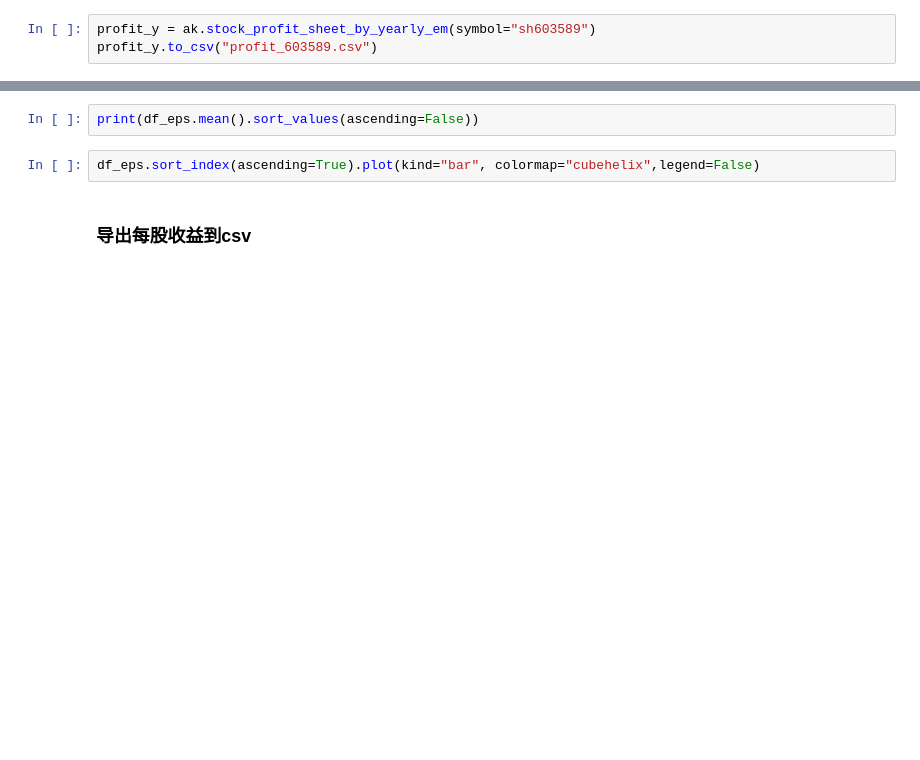
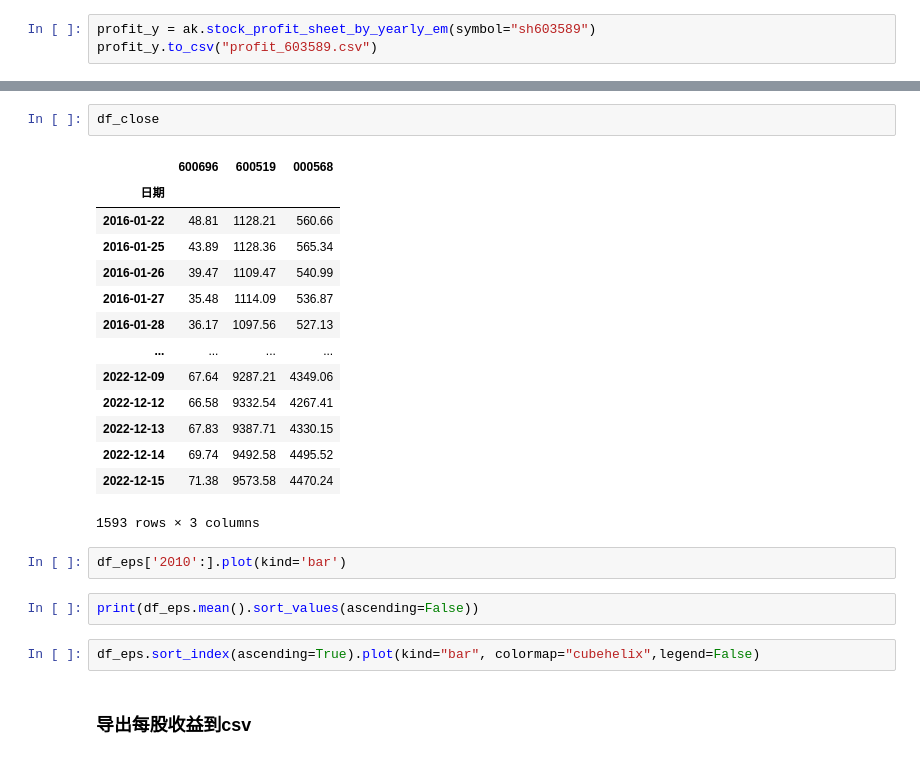
Before and after one commit to steven-xian/example, a Jupyter notebook: learn_python/finance/白酒行业分析.ipynb, the cells around one changed output, grey strips where cells are left out. Saved outputs shown, nothing was run; the diff lists cells and outputs as text; blank space fills up the shorter version.

```diff
--- a/learn_python/finance/白酒行业分析.ipynb
+++ b/learn_python/finance/白酒行业分析.ipynb
@@ -95,3 +140,22 @@ for i in range(len(stocks)):
+# %%
+df_close
+# %% [output]
+|  | 600696 | 600519 | 000568 |
+| 日期 |  |  |  |
+| 2016-01-22 | 48.81 | 1128.21 | 560.66 |
+| 2016-01-25 | 43.89 | 1128.36 | 565.34 |
+| 2016-01-26 | 39.47 | 1109.47 | 540.99 |
+| 2016-01-27 | 35.48 | 1114.09 | 536.87 |
+| 2016-01-28 | 36.17 | 1097.56 | 527.13 |
+| ... | ... | ... | ... |
+| 2022-12-09 | 67.64 | 9287.21 | 4349.06 |
+| 2022-12-12 | 66.58 | 9332.54 | 4267.41 |
+| 2022-12-13 | 67.83 | 9387.71 | 4330.15 |
+| 2022-12-14 | 69.74 | 9492.58 | 4495.52 |
+| 2022-12-15 | 71.38 | 9573.58 | 4470.24 |
+1593 rows × 3 columns
+# %%
+df_eps['2010':].plot(kind='bar')
 # %%
 print(df_eps.mean().sort_values(ascending=False))
 # %%
```
Also changed, not shown: parts of 10 cells of this notebook.
